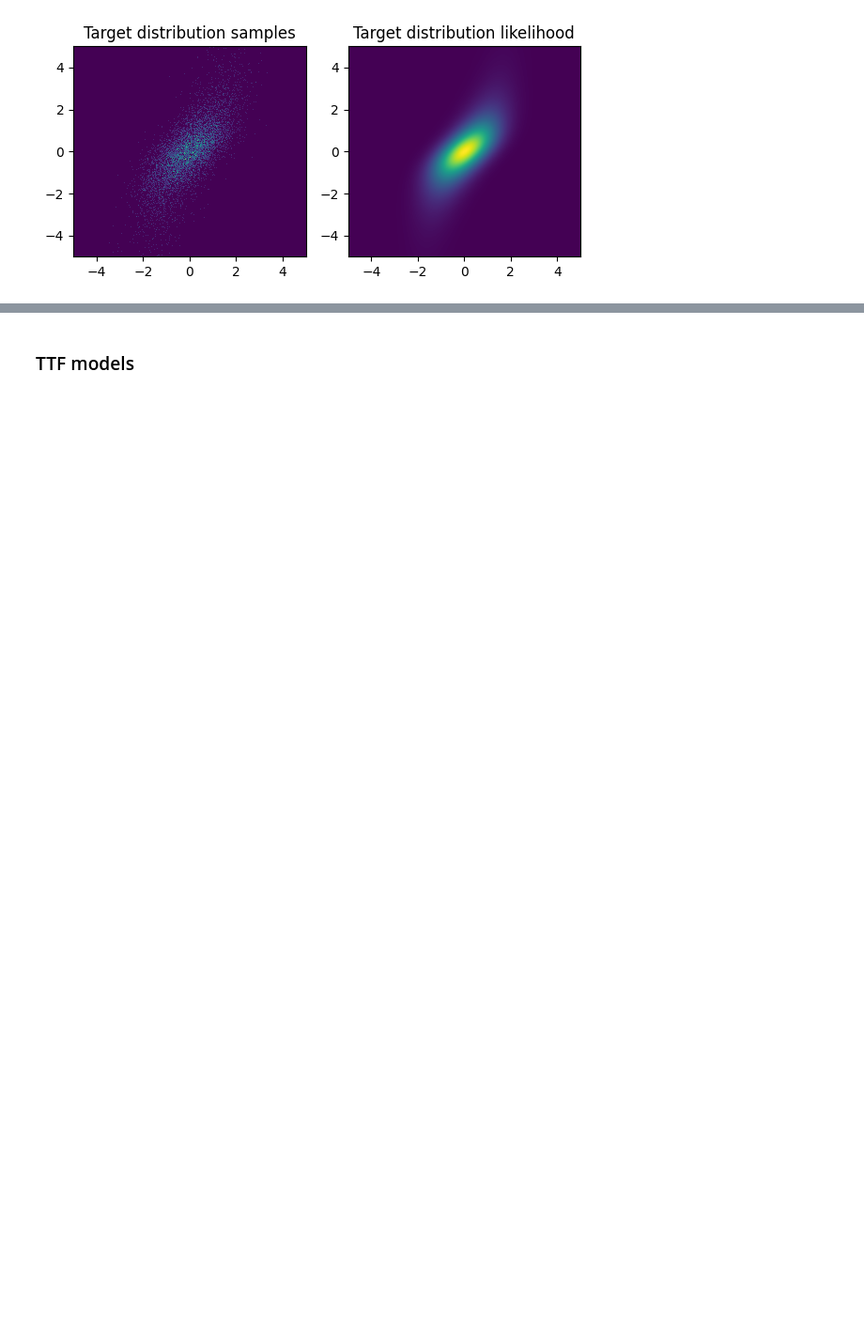
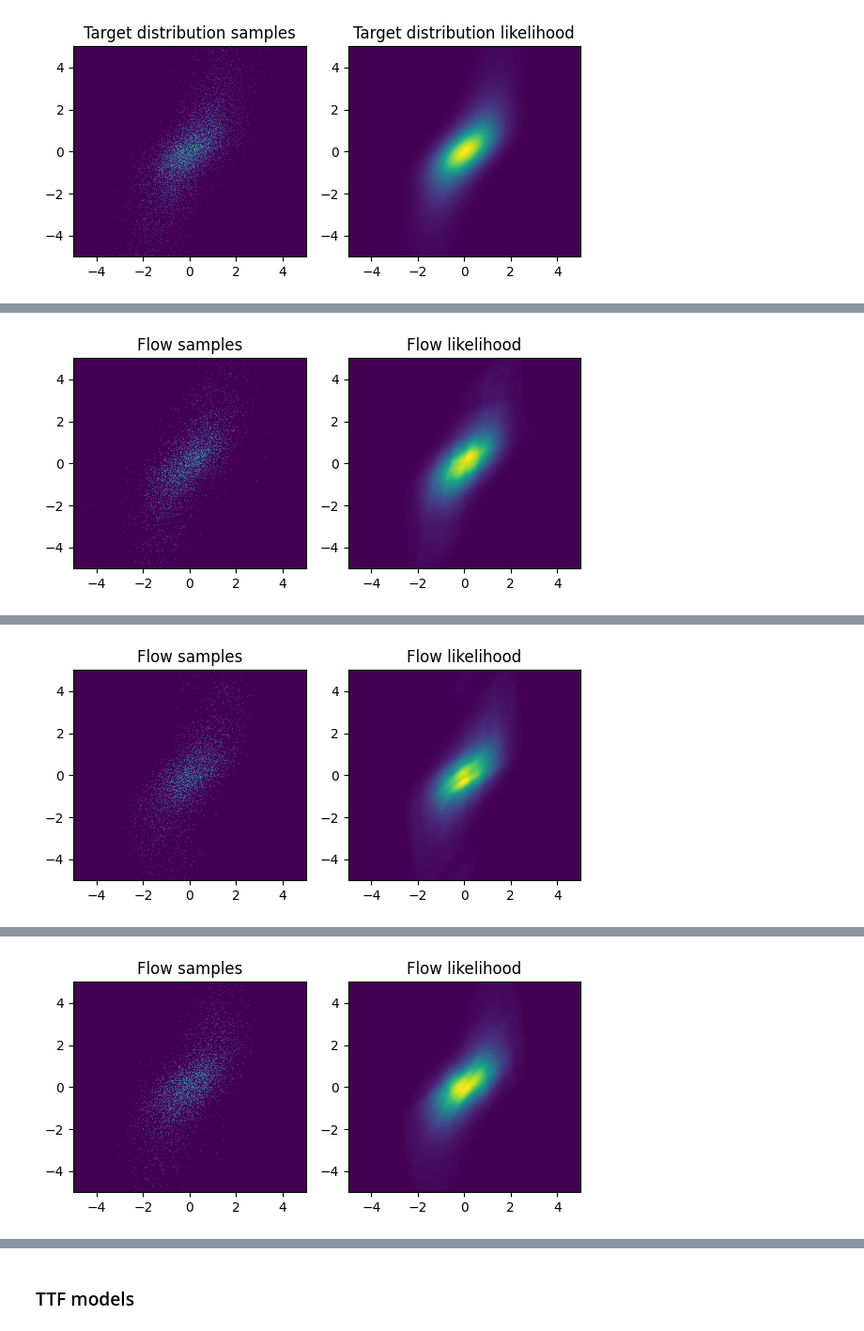
Before and after one commit to Lukas2412/tailnflows, a Jupyter notebook: experiments/density_estimation_synthetic/ttf_artifacts_and_modifications_exploration.ipynb, the cells around one changed output, grey strips where cells are left out. Shown at 94% size. Cells and saved outputs as stored; diff of their text form; code cells hidden in the pictures; blank space fills up the shorter version.

Commit message:
Add Flow Matching

```diff
--- a/experiments/density_estimation_synthetic/ttf_artifacts_and_modifications_exploration.ipynb
+++ b/experiments/density_estimation_synthetic/ttf_artifacts_and_modifications_exploration.ipynb
@@ -31,0 +33,33 @@ All CUDA devices: 4
+# %%
+# Mixed-tailed Gaussian Copula target
+df = 2.0
+target = GaussianCopula(
+    num_light = 1,
+    num_heavy = 1,
+    df = df,
+    corr_matrix = ot.CorrelationMatrix(2, (1.0, 0.75, 0.75, 1.0))
+)
+target = target.to(device)
+
+# Set base distribuiton
+q0 = nf.distributions.DiagGaussian(2, trainable=False)
+q0 = q0.to(device)
+
+# Architectural parameters for flow models
+num_layers = 3
+num_blocks = 2
+num_hidden_channels = 64
+
+# Parameters for plots
+x_low, x_high = -5.0, 5.0
+y_low, y_high = -5.0, 5.0
+
+range_hist2d = ((x_low,x_high), (y_low, y_high))
+extent_imshow = (x_low, x_high, y_low, y_high)
+
+# Prepare grid
+bins = 500
+grid_size = 500
+grid = torch.meshgrid(torch.linspace(x_low, x_high, grid_size), torch.linspace(y_low, y_high, grid_size), indexing='xy')
+grid = torch.stack([grid[0].flatten(), grid[1].flatten()], dim=1).to(device)
+print("grid.shape: ", grid.shape)
@@ -254,8 +287,9 @@ def bin_count(nf_model: nf.NormalizingFlow, true_samps: torch.Tensor, dim: int,
 # %%
 # Construct flow model
-nfm = nf.NormalizingFlow(q0=q0, flows=build_flows())
-nfm = nfm.to(device)
+nfm_baseline = nf.NormalizingFlow(q0=q0, flows=build_flows())
+nfm_baseline = nfm_baseline.to(device)
 
-# Train model
-train(nfm)
+# Print number of parameters
+num_params_baseline = sum(p.numel() for p in nfm_baseline.parameters() if p.requires_grad)
+print(f"Num params nfm_baseline: ", num_params_baseline)
 # %% [output]
@@ -274,0 +297,4 @@ Current training loss: 3.546
+# %%
+# Train model
+train(nfm_baseline, target, 2000, show_every=400)
+# %% [output]
@@ -274,0 +302 @@ Current training loss: 3.546
+[figure, added]
@@ -274,0 +304 @@ Current training loss: 3.546
+[figure, added]
@@ -274,0 +306 @@ Current training loss: 3.546
+[figure, added]
```
Also changed, not shown: parts of 48 cells of this notebook, 2 other files.
